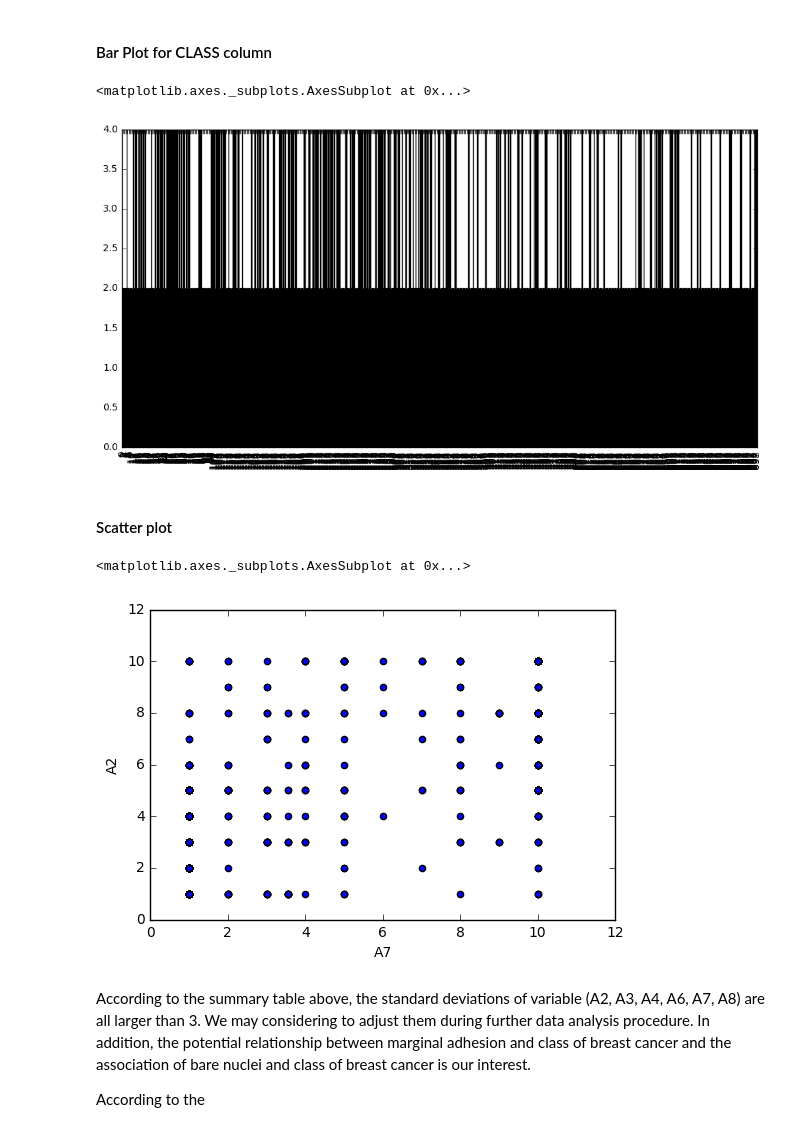
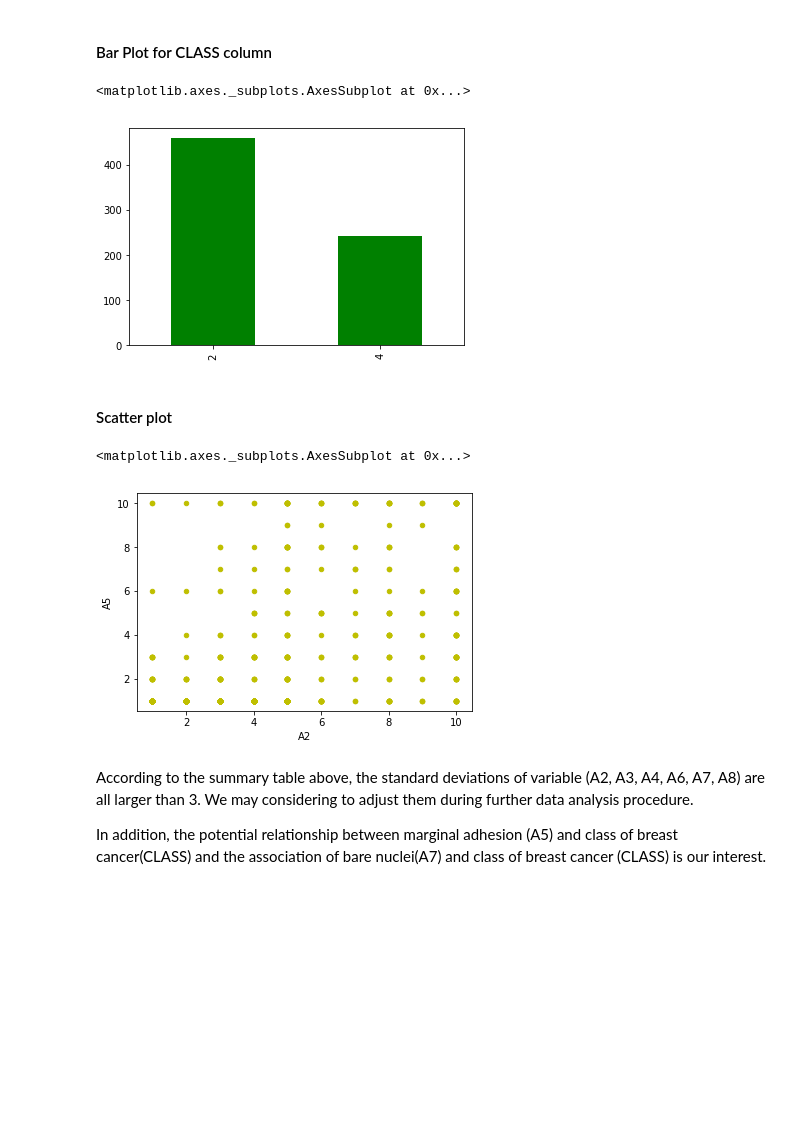
Before and after one commit to psiddam/FA18INFO-G9-PythonProject, a Jupyter notebook: Phase1/Code/Final Project Phase1.ipynb, the cells around one changed output. Drawn from its saved outputs; the diff is of its cells as text; code cells hidden in the pictures; blank space fills up the shorter version.

```diff
--- a/Phase1/Code/Final Project Phase1.ipynb
+++ b/Phase1/Code/Final Project Phase1.ipynb
@@ -161,23 +161,22 @@ plt.tight_layout(rect=(0, 0, 1.2, 1.2))
 # %% [markdown]
 #### Bar Plot for CLASS column
-# %%
-df["CLASS"].plot.bar(figsize=(12,6))
-# %% [output]
-<matplotlib.axes._subplots.AxesSubplot at 0x...>
-[figure, removed]
+# %%
+selections = df['CLASS']
+selections.value_counts().plot(kind = "bar",x='Tumor type',y='Count', color=["g"])
+# %% [output]
+<matplotlib.axes._subplots.AxesSubplot at 0x...>
+[figure, added]
 # %% [markdown]
 #### Scatter plot
 # %%
-df.plot(kind='scatter',x='A7',y='A2')
+df.plot(kind='scatter',x='A2',y='A5',color=["y"])
 # %% [output]
 <matplotlib.axes._subplots.AxesSubplot at 0x...>
-[figure, old version]
+[figure, new version]
 # %%
 #Summarize by reporting which values might need standardization in the future
 #(too much variation) and any other observations that you may discover as a Data Scientist.
 # %% [markdown]
-According to the summary table above, the standard deviations of variable (A2, A3, A4, A6, A7, A8) are all larger than 3.
-We may considering to adjust them during further data analysis procedure.
-In addition, the potential relationship between marginal adhesion and class of breast cancer and the association of bare nuclei and class of breast cancer is our interest.
+According to the summary table above, the standard deviations of variable (A2, A3, A4, A6, A7, A8) are all larger than 3. We may considering to adjust them during further data analysis procedure.
 
-According to the
+In addition, the potential relationship between marginal adhesion (A5) and class of breast cancer(CLASS) and the association of bare nuclei(A7) and class of breast cancer (CLASS) is our interest.
```
Also changed, not shown: parts of 3 cells of this notebook.
